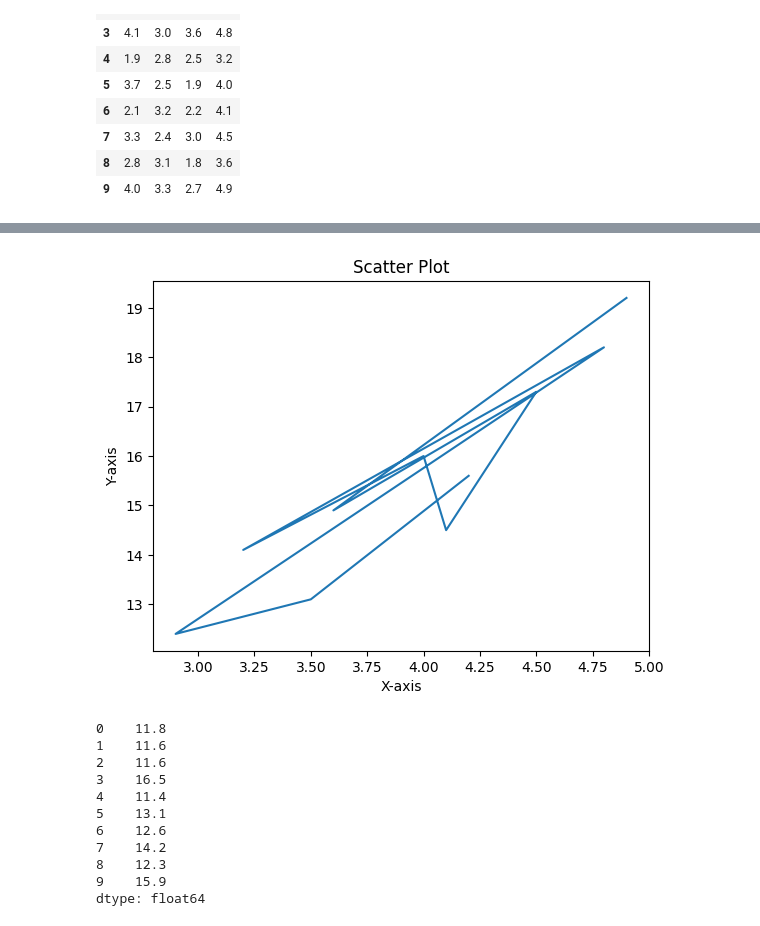
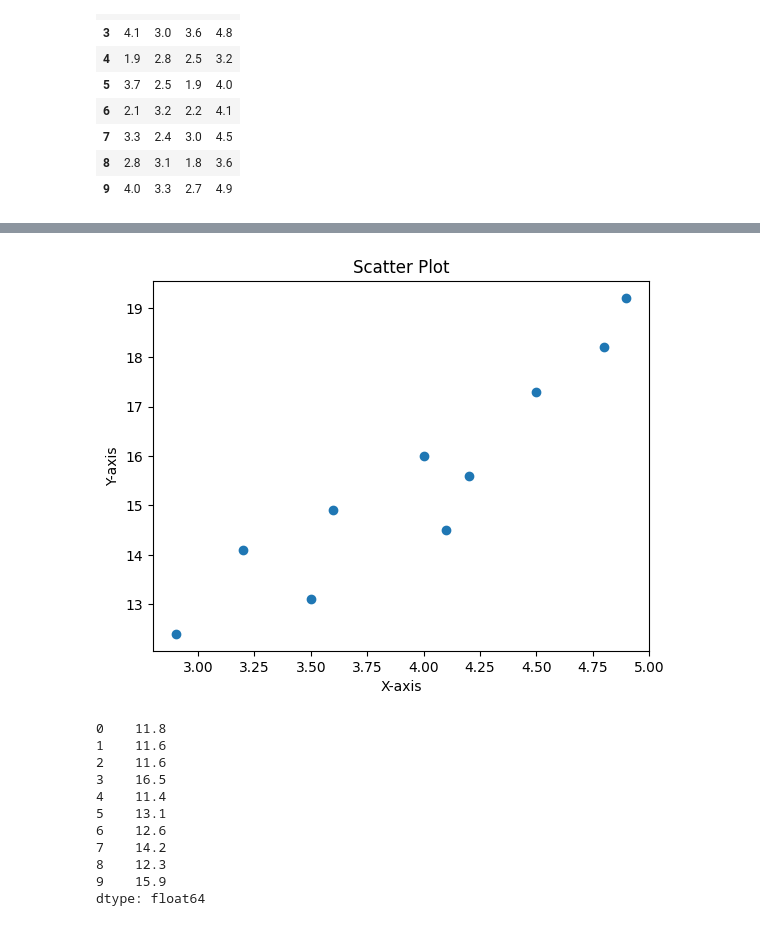
Before and after one commit to Manivardhan2250/SML_2303A52250_Batch_43, a Jupyter notebook: SML_Assignment_7.ipynb, the cells around one changed output, grey strips where cells are left out. Cells and saved outputs as stored; diff of their text form; code cells hidden in the pictures.

```diff
--- a/SML_Assignment_7.ipynb
+++ b/SML_Assignment_7.ipynb
@@ -286,11 +286,11 @@ plt.show()
 # %%
-plt.plot(d['x4'], d['y'])
+plt.scatter(d['x4'], d['y'])
 plt.title('Scatter Plot')
 plt.xlabel('X-axis')
 plt.ylabel('Y-axis')
 plt.show()
 # %% [output]
-[figure, old version]
+[figure, new version]
 # %%
 w0=1
 w1=1
```
Also changed, not shown: parts of 4 cells of this notebook.
